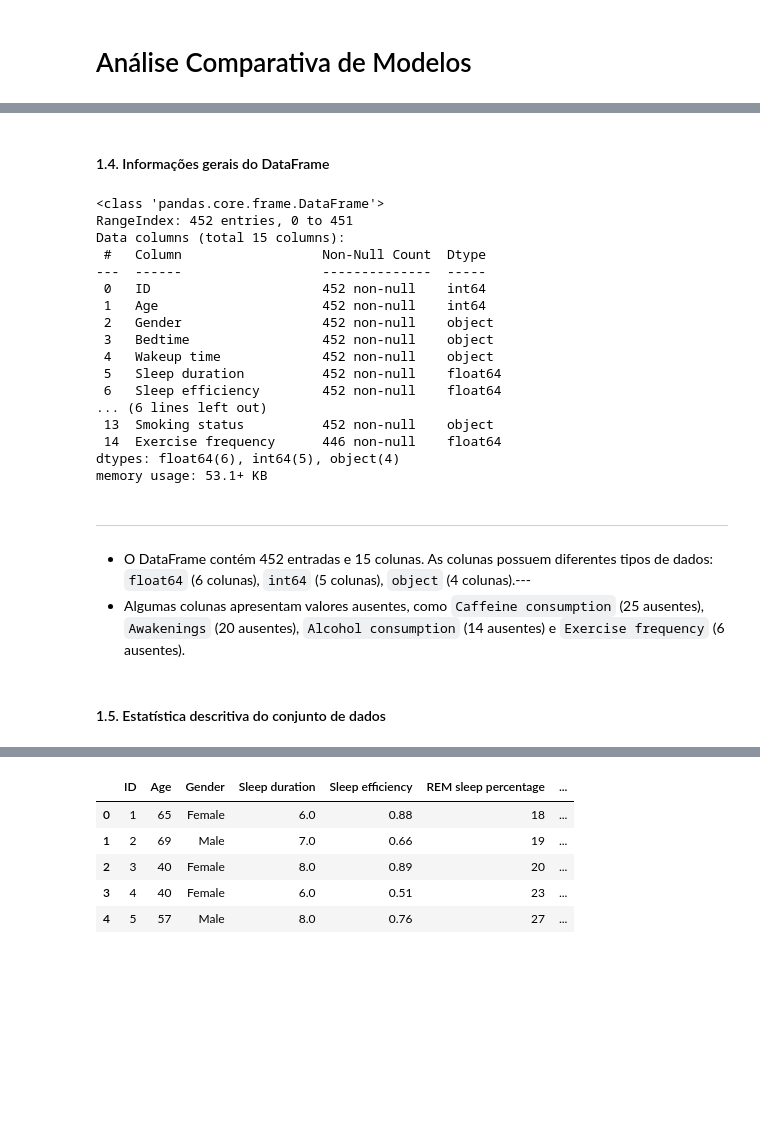
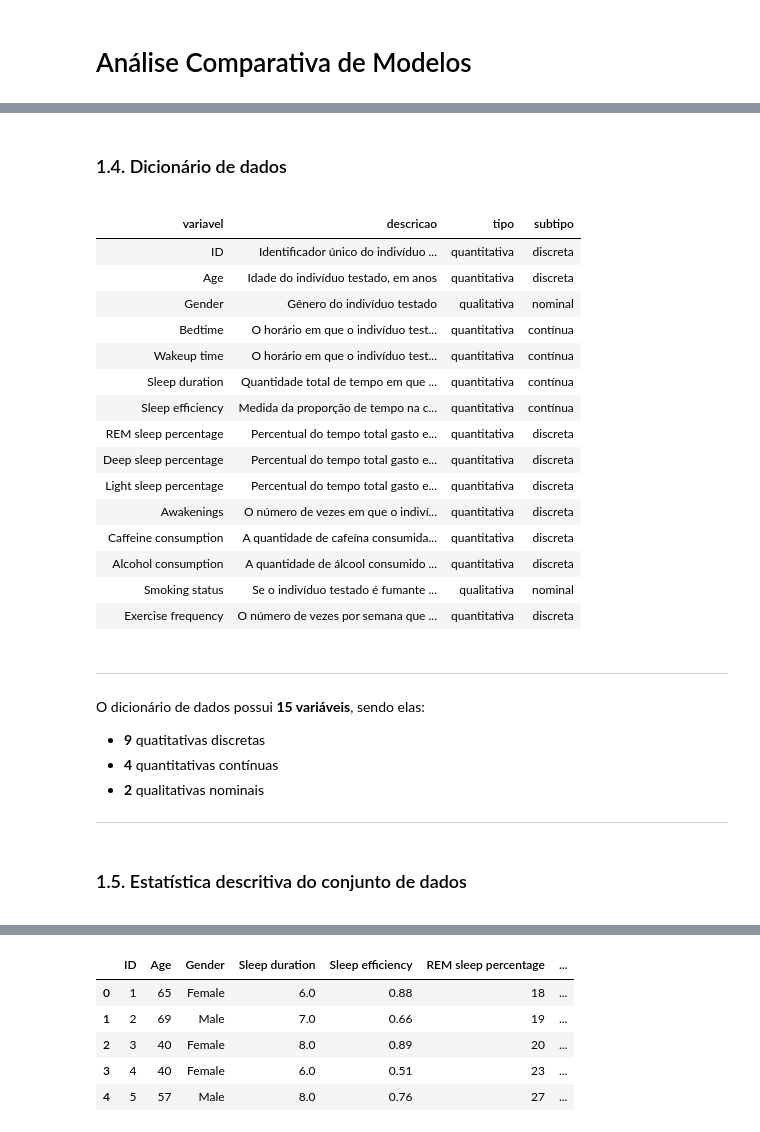
Before and after one commit to atlantico-academy/equipe1-2024.2, a Jupyter notebook: notebooks/02-comparative_analysis.ipynb, the cells around one changed output, grey strips where cells are left out. Saved outputs shown, nothing was run; the diff lists cells and outputs as text; code cells hidden in the pictures; blank space fills up the shorter version.

```diff
--- a/notebooks/02-comparative_analysis.ipynb
+++ b/notebooks/02-comparative_analysis.ipynb
@@ -135,43 +171,44 @@ display(Markdown(
-# %% [markdown]
-#### 1.4. Informações gerais do DataFrame
-# %%
-# Resumo das informações do DataFrame
-
-df.info()
-
-display(Markdown(
-    "---\n"
-    "* O DataFrame contém 452 entradas e 15 colunas. As colunas possuem diferentes tipos de dados: `float64` (6 colunas), `int64` (5 colunas), `object` (4 colunas)."
-
-    "---\n"
-    "* Algumas colunas apresentam valores ausentes, como `Caffeine consumption` (25 ausentes), `Awakenings` (20 ausentes), `Alcohol consumption` (14 ausentes) e `Exercise frequency` (6 ausentes)."
-    "\n\n"
-
-    "\n\n"
-))
-# %% [output]
-<class 'pandas.core.frame.DataFrame'>
-RangeIndex: 452 entries, 0 to 451
-Data columns (total 15 columns):
- #   Column                  Non-Null Count  Dtype
----  ------                  --------------  -----
- 0   ID                      452 non-null    int64
- 1   Age                     452 non-null    int64
- 2   Gender                  452 non-null    object
- 3   Bedtime                 452 non-null    object
- 4   Wakeup time             452 non-null    object
- 5   Sleep duration          452 non-null    float64
- 6   Sleep efficiency        452 non-null    float64
-... (6 lines left out)
- 13  Smoking status          452 non-null    object
- 14  Exercise frequency      446 non-null    float64
-dtypes: float64(6), int64(5), object(4)
-memory usage: 53.1+ KB
----
-* O DataFrame contém 452 entradas e 15 colunas. As colunas possuem diferentes tipos de dados: `float64` (6 colunas), `int64` (5 colunas), `object` (4 colunas).---
-* Algumas colunas apresentam valores ausentes, como `Caffeine consumption` (25 ausentes), `Awakenings` (20 ausentes), `Alcohol consumption` (14 ausentes) e `Exercise frequency` (6 ausentes).
+# %% [markdown]
+<div id='dicionario_dados'><h3>1.4. Dicionário de dados</h3></div>
+# %%
+#Dicionário de dados
+df_dict = pd.read_csv('../data/external/dictionary.csv')
+display(HTML(df_dict.to_html(index=False)))
+display(Markdown(
+    "---\n"
+    "O dicionário de dados possui **15 variáveis**, sendo elas:\n"
+    "* **9** quatitativas discretas\n"
+    "* **4** quantitativas contínuas\n"
+    "* **2** qualitativas nominais"
+    "\n\n"
+    "---"
+))
+# %% [output]
+| variavel | descricao | tipo | subtipo |
+| ID | Identificador único do indivíduo ... | quantitativa | discreta |
+| Age | Idade do indivíduo testado, em anos | quantitativa | discreta |
+| Gender | Gênero do indivíduo testado | qualitativa | nominal |
+| Bedtime | O horário em que o indivíduo test... | quantitativa | contínua |
+| Wakeup time | O horário em que o indivíduo test... | quantitativa | contínua |
+| Sleep duration | Quantidade total de tempo em que ... | quantitativa | contínua |
+| Sleep efficiency | Medida da proporção de tempo na c... | quantitativa | contínua |
+| REM sleep percentage | Percentual do tempo total gasto e... | quantitativa | discreta |
+| Deep sleep percentage | Percentual do tempo total gasto e... | quantitativa | discreta |
+| Light sleep percentage | Percentual do tempo total gasto e... | quantitativa | discreta |
+| Awakenings | O número de vezes em que o indiví... | quantitativa | discreta |
+| Caffeine consumption | A quantidade de cafeína consumida... | quantitativa | discreta |
+| Alcohol consumption | A quantidade de álcool consumido ... | quantitativa | discreta |
+| Smoking status | Se o indivíduo testado é fumante ... | qualitativa | nominal |
+| Exercise frequency | O número de vezes por semana que ... | quantitativa | discreta |
+---
+O dicionário de dados possui **15 variáveis**, sendo elas:
+* **9** quatitativas discretas
+* **4** quantitativas contínuas
+* **2** qualitativas nominais
+
+---
 # %% [markdown]
-#### 1.5. Estatística descritiva do conjunto de dados
+<div id='conjunto_dados'><h3>1.5. Estatística descritiva do conjunto de dados</h3></div>
 # %%
 # Visualizar a estatística descritiva do conjunto de dados
 
```
Also changed, not shown: parts of 48 cells of this notebook.
